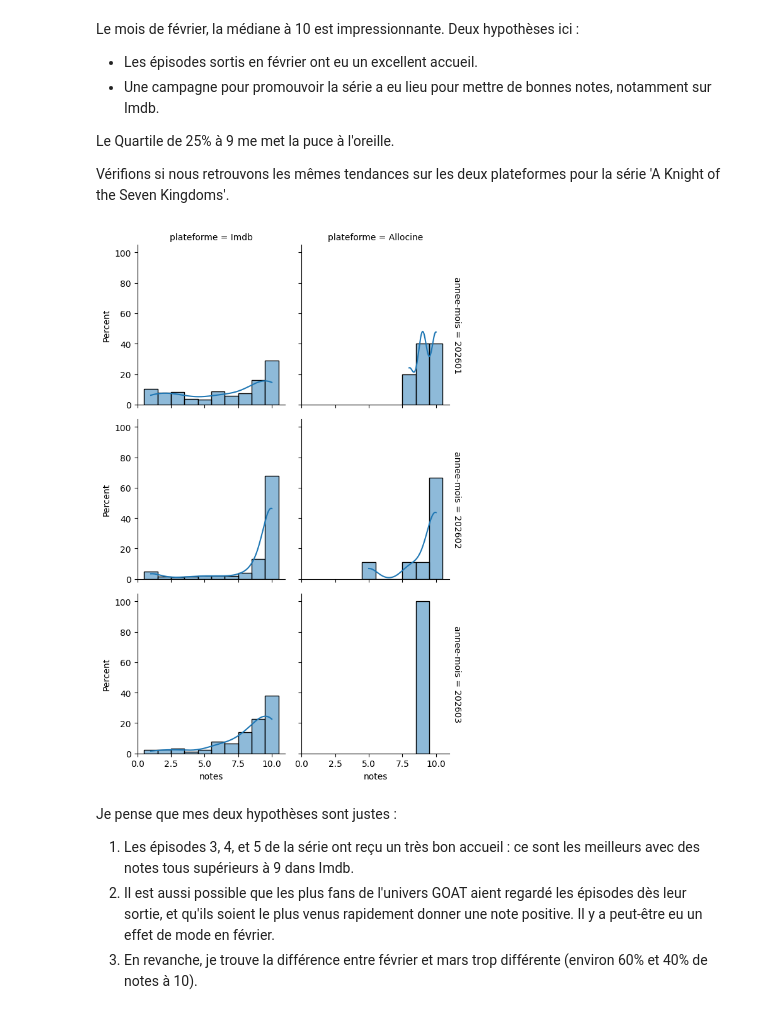
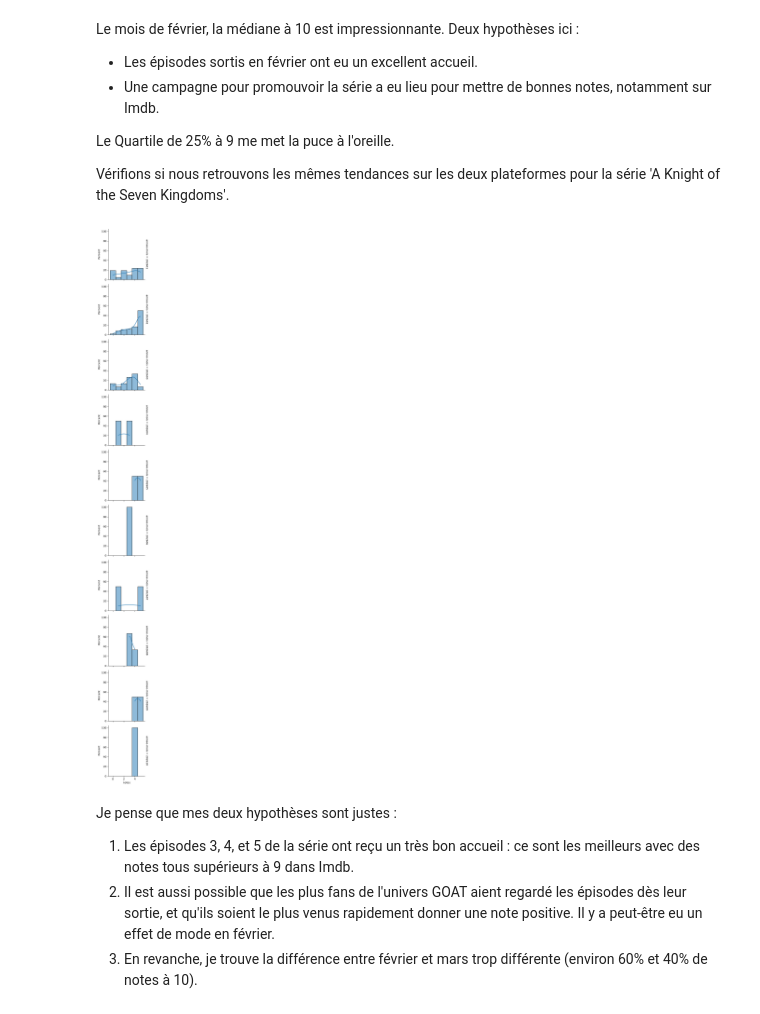
Before and after one commit to clemfouchier/webscrapping-series, a Jupyter notebook: notebooks/3_analyse_exploratoire.ipynb, the cells around one changed output. Saved outputs shown, nothing was run; the diff lists cells and outputs as text; code cells hidden in the pictures.

```diff
--- a/notebooks/3_analyse_exploratoire.ipynb
+++ b/notebooks/3_analyse_exploratoire.ipynb
@@ -246,13 +174,13 @@ Vérifions si nous retrouvons les mêmes tendances sur les deux plateformes pour
 # %%
 # Création d'un dataframe ciblé sur 2026 et A Knight of the Seven Kindgoms
 df_2026_knight = df.loc[(df['dates'].dt.year == 2026) & (df['series'] == 'A Knight of the Seven Kingdoms')]
 
 # Visualisation comparée par mois de 2026
-g = sns.FacetGrid(df_2026_knight.sort_values('annee-mois'), col="plateforme", \
+g = sns.FacetGrid(df_2026_knight.sort_values('annee-mois'), \
                   row='annee-mois', margin_titles=True)
 g.map(sns.histplot, "notes", stat='percent', kde=True, discrete=True);
 # %% [output]
-[figure, old version]
+[figure, new version]
 # %% [markdown]
 Je pense que mes deux hypothèses sont justes :
 1. Les épisodes 3, 4, et 5 de la série ont reçu un très bon accueil : ce sont les meilleurs avec des notes tous supérieurs à 9 dans Imdb.
```
Also changed, not shown: parts of 20 cells of this notebook, 3 other files.
